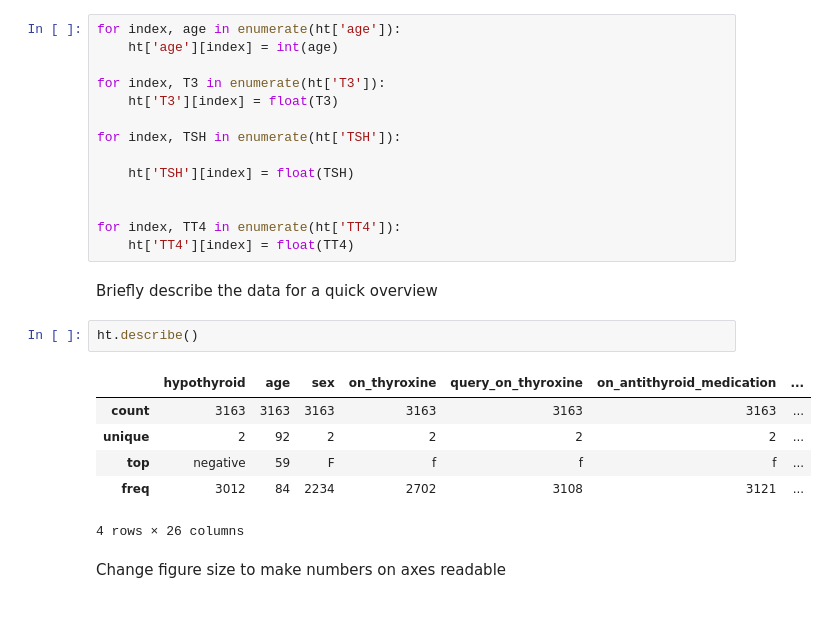
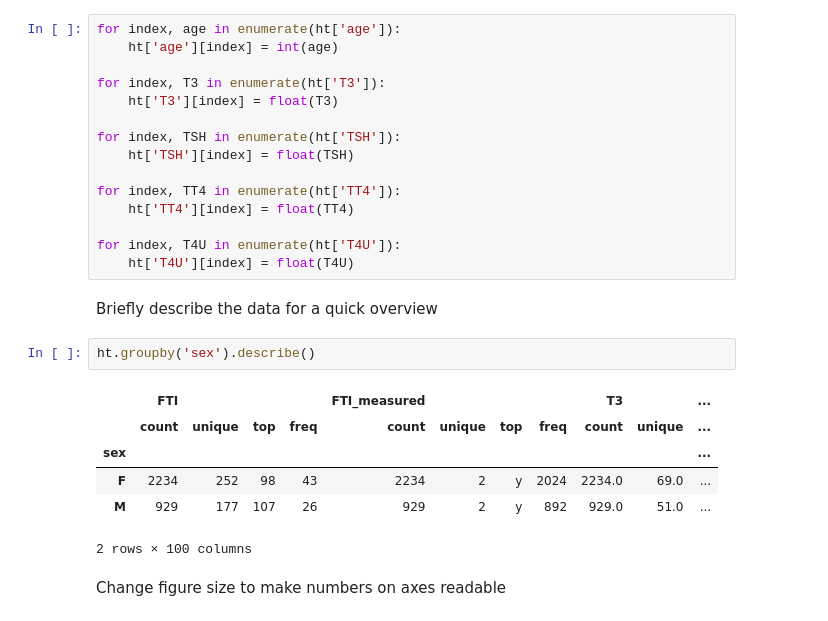
Before and after one commit to karlypaige/Fundamentals-Capstone-Hypothyroid, a Jupyter notebook: Hypothyroid Dataset.ipynb, the cells around one changed output. Drawn from its saved outputs; the diff is of its cells as text.

```diff
--- a/Hypothyroid Dataset.ipynb
+++ b/Hypothyroid Dataset.ipynb
@@ -38,23 +43,24 @@ for index, T3 in enumerate(ht['T3']):
     ht['T3'][index] = float(T3)
 
 for index, TSH in enumerate(ht['TSH']):
-
     ht['TSH'][index] = float(TSH)
-
 
 for index, TT4 in enumerate(ht['TT4']):
     ht['TT4'][index] = float(TT4)
+
+for index, T4U in enumerate(ht['T4U']):
+    ht['T4U'][index] = float(T4U)
 # %% [markdown]
 Briefly describe the data for a quick overview
 # %%
-ht.describe()
+ht.groupby('sex').describe()
 # %% [output]
-|  | hypothyroid | age | sex | on_thyroxine | query_on_thyroxine | on_antithyroid_medication | ... |
-| count | 3163 | 3163 | 3163 | 3163 | 3163 | 3163 | ... |
-| unique | 2 | 92 | 2 | 2 | 2 | 2 | ... |
-| top | negative | 59 | F | f | f | f | ... |
-| freq | 3012 | 84 | 2234 | 2702 | 3108 | 3121 | ... |
+|  | FTI |  |  |  | FTI_measured |  |  |  | T3 |  | ... |
+|  | count | unique | top | freq | count | unique | top | freq | count | unique | ... |
+| sex |  |  |  |  |  |  |  |  |  |  | ... |
+| F | 2234 | 252 | 98 | 43 | 2234 | 2 | y | 2024 | 2234.0 | 69.0 | ... |
+| M | 929 | 177 | 107 | 26 | 929 | 2 | y | 892 | 929.0 | 51.0 | ... |
-4 rows × 26 columns
+2 rows × 100 columns
 # %% [markdown]
 Change figure size to make numbers on axes readable
 # %%
```
Also changed, not shown: parts of 17 cells of this notebook.
